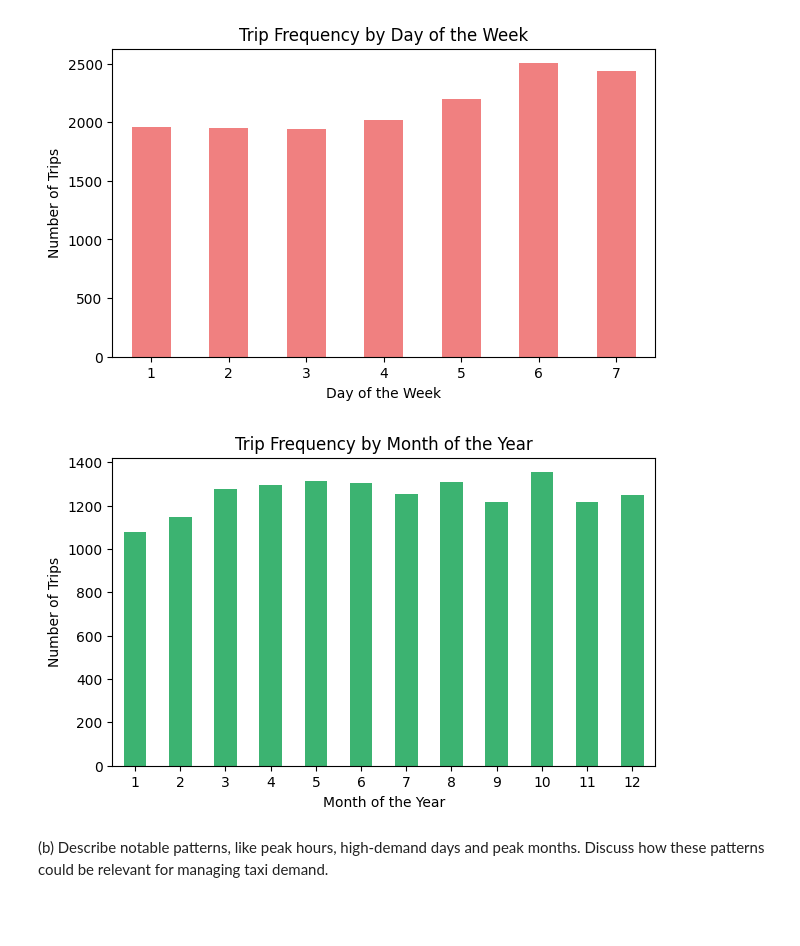
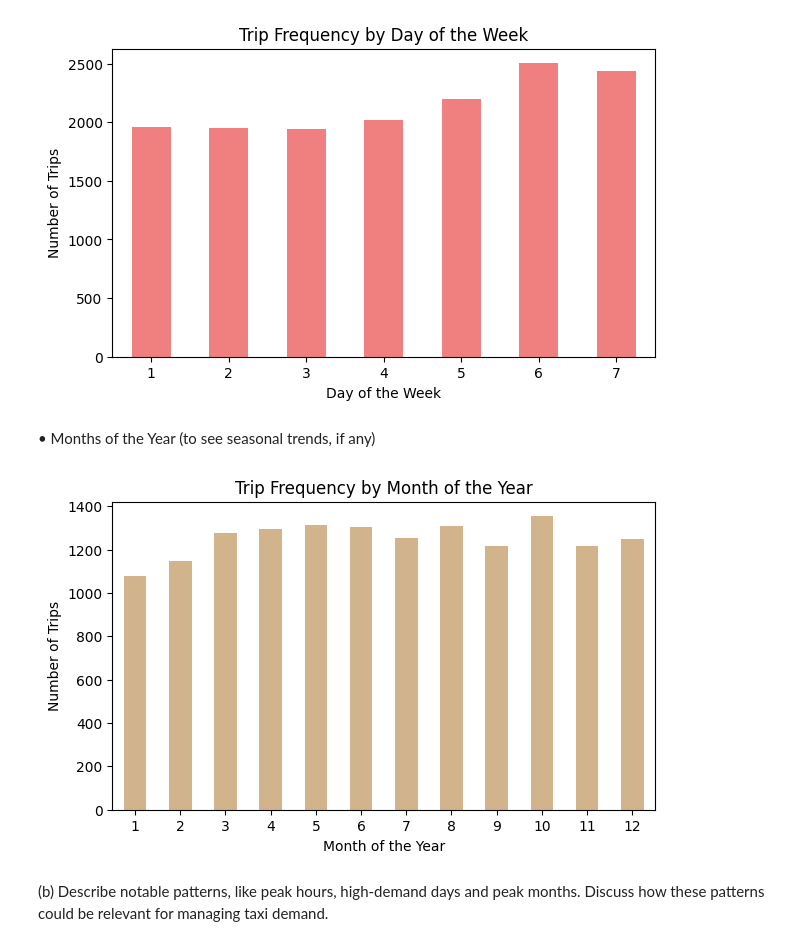
Before and after one commit to abhijain565aj/CS215-Assignment, a Jupyter notebook: A5-23B0903-23B0928-23B1057/Q2.ipynb, the cells around one changed output. Cells and saved outputs as stored; diff of their text form; code cells hidden in the pictures; blank space fills up the shorter version.

```diff
--- a/A5-23B0903-23B0928-23B1057/Q2.ipynb
+++ b/A5-23B0903-23B0928-23B1057/Q2.ipynb
@@ -42,18 +40,19 @@ plt.xticks(rotation=0)
 plt.show()
 # %% [output]
 [figure]
+# %% [markdown]
+• Months of the Year (to see seasonal trends, if any)
 # %%
-
-# Bar chart for trip distribution by Month of the Year
+# # Bar chart for trip distribution by Month of the Year
 plt.figure(figsize=(7,4))
-df['trip_start_month'].value_counts().sort_index().plot(kind='bar', color='mediumseagreen')
+df['trip_start_month'].value_counts().sort_index().plot(kind='bar', color='tan')
 plt.title('Trip Frequency by Month of the Year')
 plt.xlabel('Month of the Year')
 plt.ylabel('Number of Trips')
 plt.xticks(rotation=0)
 plt.show()
 # %% [output]
-[figure, old version]
+[figure, new version]
 # %% [markdown]
 (b) Describe notable patterns, like peak hours, high-demand days and peak months. Discuss how these patterns could be relevant for managing taxi demand.
 # %% [markdown]
```
Also changed, not shown: parts of 3 cells of this notebook.
